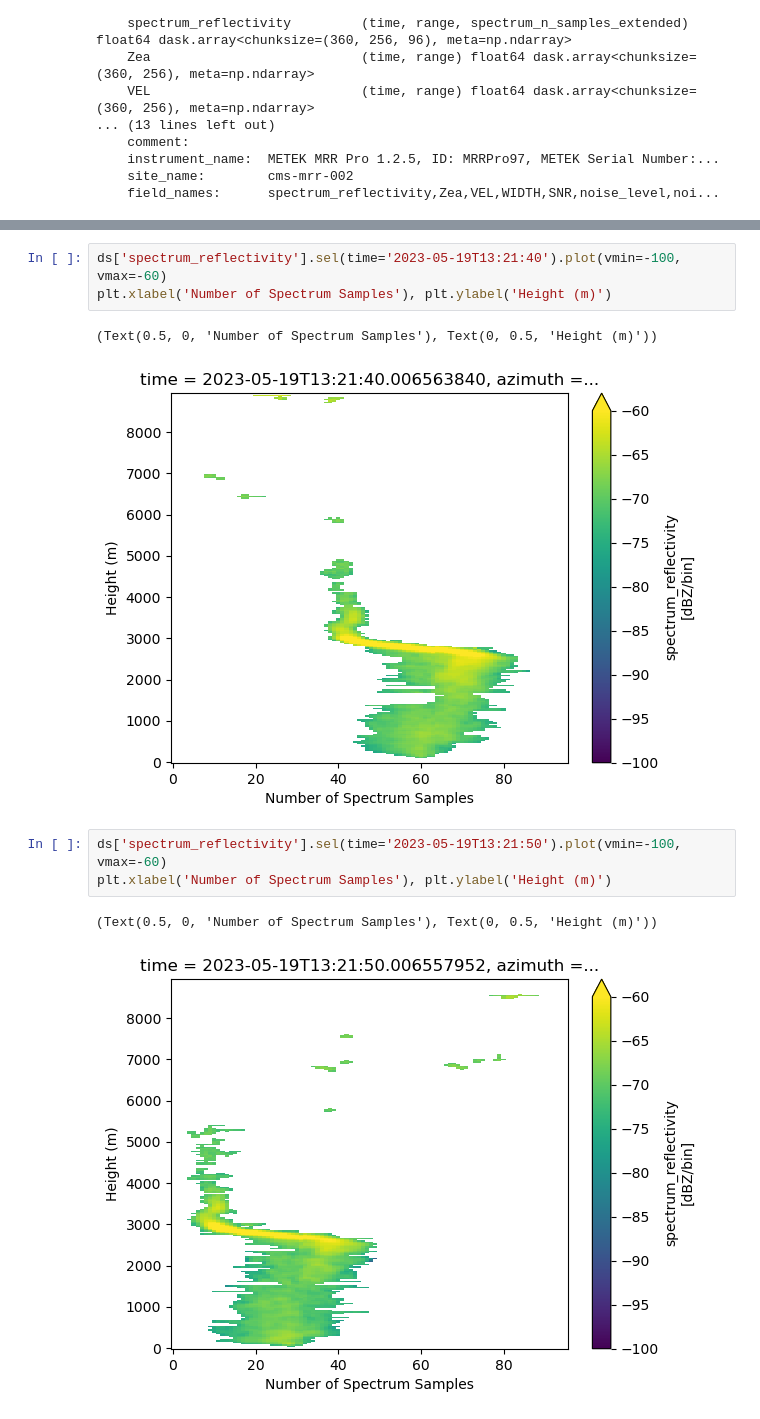
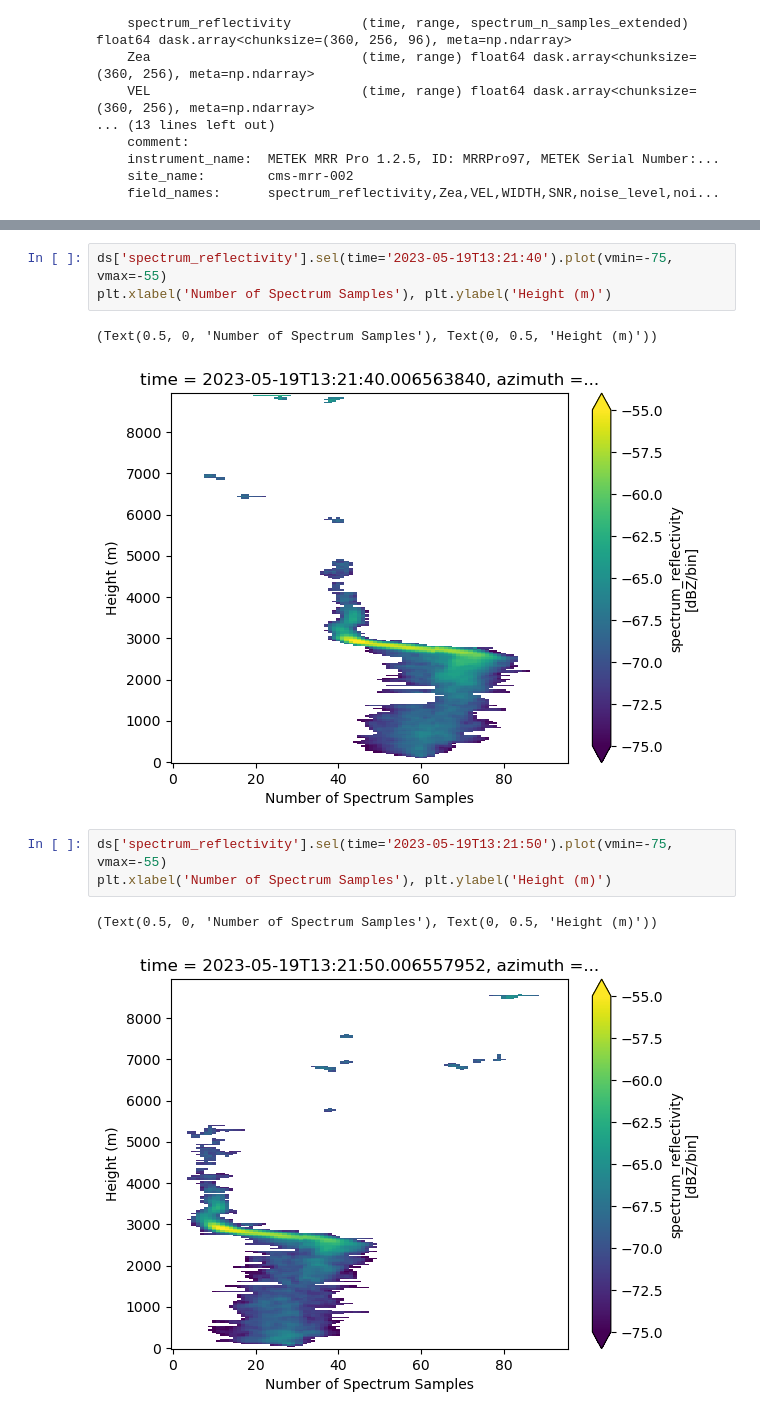
Before and after one commit to tehreemqureshi/argonne-remote-sensing, a Jupyter notebook: notebooks/Subset MRR Test.ipynb, the cells around one changed output, grey strips where cells are left out. Cells and saved outputs as stored; diff of their text form.

```diff
--- a/notebooks/Subset MRR Test.ipynb
+++ b/notebooks/Subset MRR Test.ipynb
@@ -204,13 +204,13 @@ plt.xlabel('Number of Spectrum Samples'), plt.ylabel('Height (m)')
 # %%
-ds['spectrum_reflectivity'].sel(time='2023-05-19T13:21:40').plot(vmin=-100, vmax=-60)
+ds['spectrum_reflectivity'].sel(time='2023-05-19T13:21:40').plot(vmin=-75, vmax=-55)
 plt.xlabel('Number of Spectrum Samples'), plt.ylabel('Height (m)')
 # %% [output]
 (Text(0.5, 0, 'Number of Spectrum Samples'), Text(0, 0.5, 'Height (m)'))
-[figure, old version]
+[figure, new version]
 # %%
-ds['spectrum_reflectivity'].sel(time='2023-05-19T13:21:50').plot(vmin=-100, vmax=-60)
+ds['spectrum_reflectivity'].sel(time='2023-05-19T13:21:50').plot(vmin=-75, vmax=-55)
 plt.xlabel('Number of Spectrum Samples'), plt.ylabel('Height (m)')
 # %% [output]
 (Text(0.5, 0, 'Number of Spectrum Samples'), Text(0, 0.5, 'Height (m)'))
-[figure, old version]
+[figure, new version]
 # %%
```
Also changed, not shown: parts of 12 cells of this notebook.
